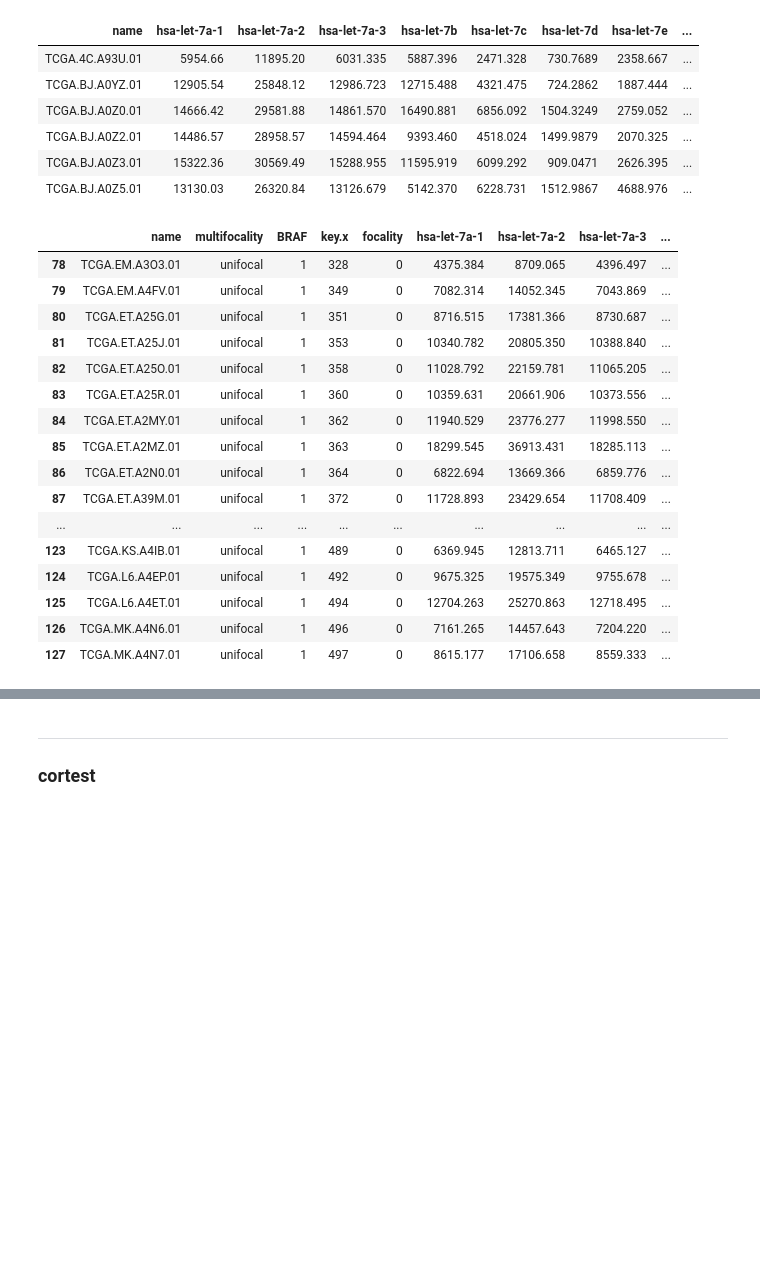
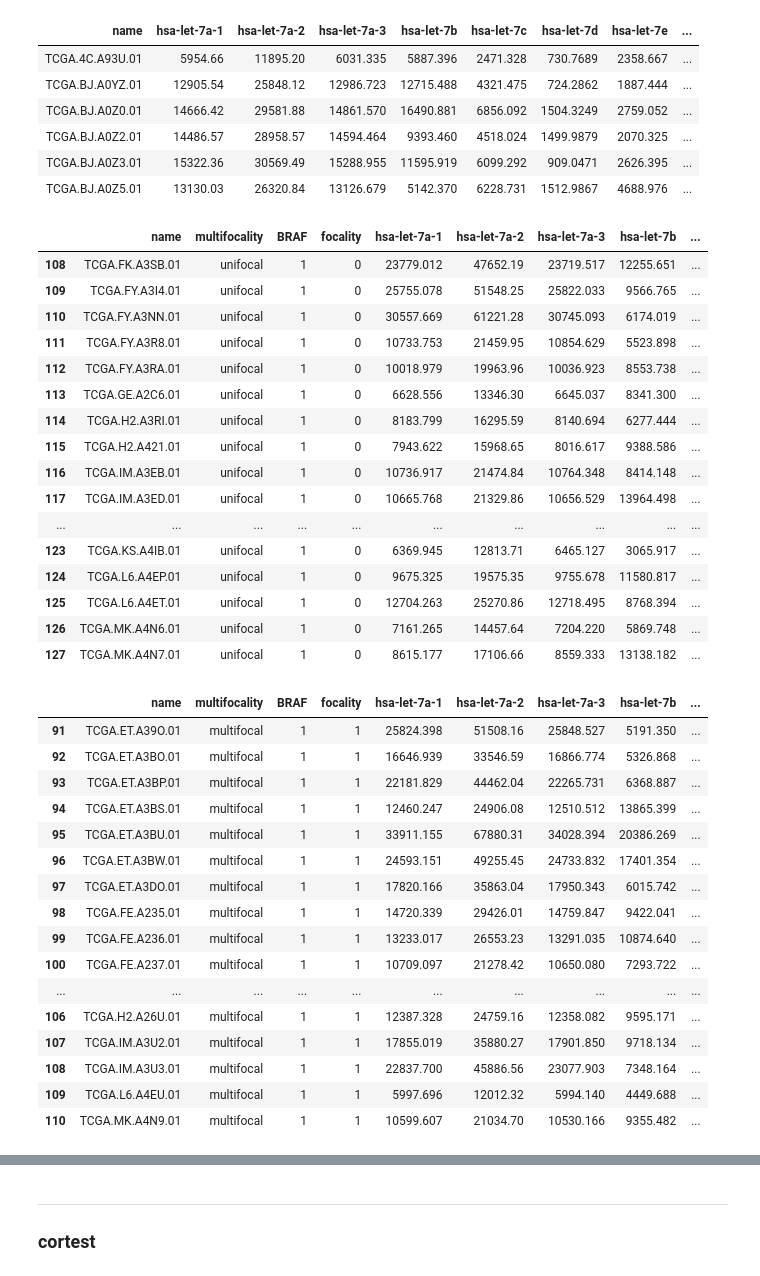
Before and after one commit to boringariel/corrtest_SAM, a Jupyter notebook: mRNA_miRNA_cortest.ipynb, the cells around one changed output, grey strips where cells are left out. Saved outputs shown, nothing was run; the diff lists cells and outputs as text; code cells hidden in the pictures; blank space fills up the shorter version.

```diff
--- a/mRNA_miRNA_cortest.ipynb
+++ b/mRNA_miRNA_cortest.ipynb
@@ -296,7 +220,6 @@ del.mirna <- setdiff(names(miRNA), selected.mirna)
 # %%
 mirna <- miRNA[, selected.mirna]
 #mirna[mirna == 0] <- NA
-mirna$key <- row.names(mirna)
 # %%
 head(mirna)
 # %% [output]
@@ -309,22 +232,41 @@ head(mirna)
 | TCGA.BJ.A0Z5.01 | 13130.03 | 26320.84 | 13126.679 | 5142.370 | 6228.731 | 1512.9867 | 4688.976 | ... |
 # %%
 p_uni_miRNA <- merge(clinical_p_uni, mirna, by.x = "name", by.y = "name", all.x = TRUE)
-tail(p_uni_miRNA, n=50L)
+p_multi_miRNA <- merge(clinical_p_multi, mirna, by.x = "name", by.y = "name", all.x = TRUE)
+tail(p_uni_miRNA, n=20L)
+tail(p_multi_miRNA, n=20L)
 # %% [output]
-|  | name | multifocality | BRAF | key.x | focality | hsa-let-7a-1 | hsa-let-7a-2 | hsa-let-7a-3 | ... |
-| 78 | TCGA.EM.A3O3.01 | unifocal | 1 | 328 | 0 | 4375.384 | 8709.065 | 4396.497 | ... |
-| 79 | TCGA.EM.A4FV.01 | unifocal | 1 | 349 | 0 | 7082.314 | 14052.345 | 7043.869 | ... |
-| 80 | TCGA.ET.A25G.01 | unifocal | 1 | 351 | 0 | 8716.515 | 17381.366 | 8730.687 | ... |
-| 81 | TCGA.ET.A25J.01 | unifocal | 1 | 353 | 0 | 10340.782 | 20805.350 | 10388.840 | ... |
-| 82 | TCGA.ET.A25O.01 | unifocal | 1 | 358 | 0 | 11028.792 | 22159.781 | 11065.205 | ... |
-| 83 | TCGA.ET.A25R.01 | unifocal | 1 | 360 | 0 | 10359.631 | 20661.906 | 10373.556 | ... |
-| 84 | TCGA.ET.A2MY.01 | unifocal | 1 | 362 | 0 | 11940.529 | 23776.277 | 11998.550 | ... |
-| 85 | TCGA.ET.A2MZ.01 | unifocal | 1 | 363 | 0 | 18299.545 | 36913.431 | 18285.113 | ... |
-| 86 | TCGA.ET.A2N0.01 | unifocal | 1 | 364 | 0 | 6822.694 | 13669.366 | 6859.776 | ... |
-| 87 | TCGA.ET.A39M.01 | unifocal | 1 | 372 | 0 | 11728.893 | 23429.654 | 11708.409 | ... |
+|  | name | multifocality | BRAF | focality | hsa-let-7a-1 | hsa-let-7a-2 | hsa-let-7a-3 | hsa-let-7b | ... |
+| 108 | TCGA.FK.A3SB.01 | unifocal | 1 | 0 | 23779.012 | 47652.19 | 23719.517 | 12255.651 | ... |
+| 109 | TCGA.FY.A3I4.01 | unifocal | 1 | 0 | 25755.078 | 51548.25 | 25822.033 | 9566.765 | ... |
+| 110 | TCGA.FY.A3NN.01 | unifocal | 1 | 0 | 30557.669 | 61221.28 | 30745.093 | 6174.019 | ... |
+| 111 | TCGA.FY.A3R8.01 | unifocal | 1 | 0 | 10733.753 | 21459.95 | 10854.629 | 5523.898 | ... |
+| 112 | TCGA.FY.A3RA.01 | unifocal | 1 | 0 | 10018.979 | 19963.96 | 10036.923 | 8553.738 | ... |
+| 113 | TCGA.GE.A2C6.01 | unifocal | 1 | 0 | 6628.556 | 13346.30 | 6645.037 | 8341.300 | ... |
+| 114 | TCGA.H2.A3RI.01 | unifocal | 1 | 0 | 8183.799 | 16295.59 | 8140.694 | 6277.444 | ... |
+| 115 | TCGA.H2.A421.01 | unifocal | 1 | 0 | 7943.622 | 15968.65 | 8016.617 | 9388.586 | ... |
+| 116 | TCGA.IM.A3EB.01 | unifocal | 1 | 0 | 10736.917 | 21474.84 | 10764.348 | 8414.148 | ... |
+| 117 | TCGA.IM.A3ED.01 | unifocal | 1 | 0 | 10665.768 | 21329.86 | 10656.529 | 13964.498 | ... |
 | ... | ... | ... | ... | ... | ... | ... | ... | ... | ... |
-| 123 | TCGA.KS.A4IB.01 | unifocal | 1 | 489 | 0 | 6369.945 | 12813.711 | 6465.127 | ... |
-| 124 | TCGA.L6.A4EP.01 | unifocal | 1 | 492 | 0 | 9675.325 | 19575.349 | 9755.678 | ... |
-| 125 | TCGA.L6.A4ET.01 | unifocal | 1 | 494 | 0 | 12704.263 | 25270.863 | 12718.495 | ... |
-| 126 | TCGA.MK.A4N6.01 | unifocal | 1 | 496 | 0 | 7161.265 | 14457.643 | 7204.220 | ... |
-| 127 | TCGA.MK.A4N7.01 | unifocal | 1 | 497 | 0 | 8615.177 | 17106.658 | 8559.333 | ... |
+| 123 | TCGA.KS.A4IB.01 | unifocal | 1 | 0 | 6369.945 | 12813.71 | 6465.127 | 3065.917 | ... |
+| 124 | TCGA.L6.A4EP.01 | unifocal | 1 | 0 | 9675.325 | 19575.35 | 9755.678 | 11580.817 | ... |
+| 125 | TCGA.L6.A4ET.01 | unifocal | 1 | 0 | 12704.263 | 25270.86 | 12718.495 | 8768.394 | ... |
+| 126 | TCGA.MK.A4N6.01 | unifocal | 1 | 0 | 7161.265 | 14457.64 | 7204.220 | 5869.748 | ... |
+| 127 | TCGA.MK.A4N7.01 | unifocal | 1 | 0 | 8615.177 | 17106.66 | 8559.333 | 13138.182 | ... |
+|  | name | multifocality | BRAF | focality | hsa-let-7a-1 | hsa-let-7a-2 | hsa-let-7a-3 | hsa-let-7b | ... |
+| 91 | TCGA.ET.A39O.01 | multifocal | 1 | 1 | 25824.398 | 51508.16 | 25848.527 | 5191.350 | ... |
+| 92 | TCGA.ET.A3BO.01 | multifocal | 1 | 1 | 16646.939 | 33546.59 | 16866.774 | 5326.868 | ... |
+| 93 | TCGA.ET.A3BP.01 | multifocal | 1 | 1 | 22181.829 | 44462.04 | 22265.731 | 6368.887 | ... |
+| 94 | TCGA.ET.A3BS.01 | multifocal | 1 | 1 | 12460.247 | 24906.08 | 12510.512 | 13865.399 | ... |
+| 95 | TCGA.ET.A3BU.01 | multifocal | 1 | 1 | 33911.155 | 67880.31 | 34028.394 | 20386.269 | ... |
+| 96 | TCGA.ET.A3BW.01 | multifocal | 1 | 1 | 24593.151 | 49255.45 | 24733.832 | 17401.354 | ... |
+| 97 | TCGA.ET.A3DO.01 | multifocal | 1 | 1 | 17820.166 | 35863.04 | 17950.343 | 6015.742 | ... |
+| 98 | TCGA.FE.A235.01 | multifocal | 1 | 1 | 14720.339 | 29426.01 | 14759.847 | 9422.041 | ... |
+| 99 | TCGA.FE.A236.01 | multifocal | 1 | 1 | 13233.017 | 26553.23 | 13291.035 | 10874.640 | ... |
+| 100 | TCGA.FE.A237.01 | multifocal | 1 | 1 | 10709.097 | 21278.42 | 10650.080 | 7293.722 | ... |
+| ... | ... | ... | ... | ... | ... | ... | ... | ... | ... |
+| 106 | TCGA.H2.A26U.01 | multifocal | 1 | 1 | 12387.328 | 24759.16 | 12358.082 | 9595.171 | ... |
+| 107 | TCGA.IM.A3U2.01 | multifocal | 1 | 1 | 17855.019 | 35880.27 | 17901.850 | 9718.134 | ... |
+| 108 | TCGA.IM.A3U3.01 | multifocal | 1 | 1 | 22837.700 | 45886.56 | 23077.903 | 7348.164 | ... |
+| 109 | TCGA.L6.A4EU.01 | multifocal | 1 | 1 | 5997.696 | 12012.32 | 5994.140 | 4449.688 | ... |
+| 110 | TCGA.MK.A4N9.01 | multifocal | 1 | 1 | 10599.607 | 21034.70 | 10530.166 | 9355.482 | ... |
```
Also changed, not shown: parts of 38 cells of this notebook.
